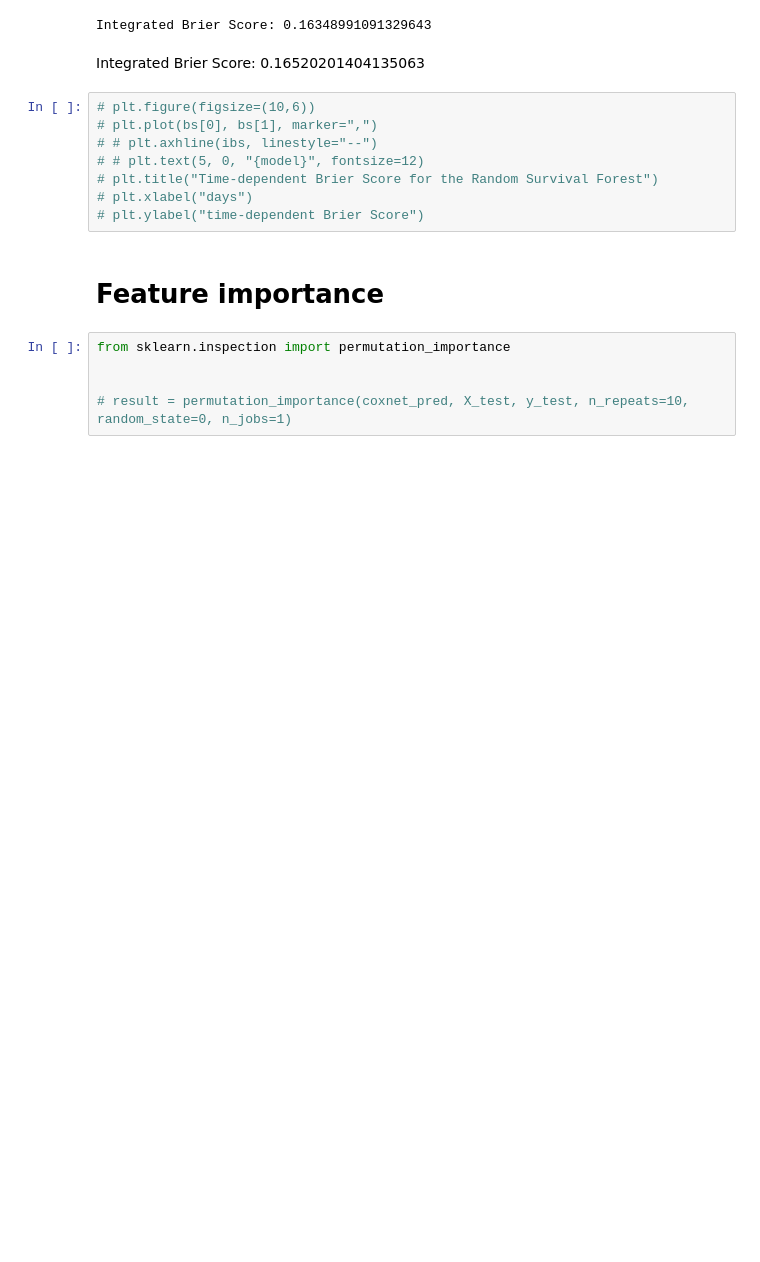
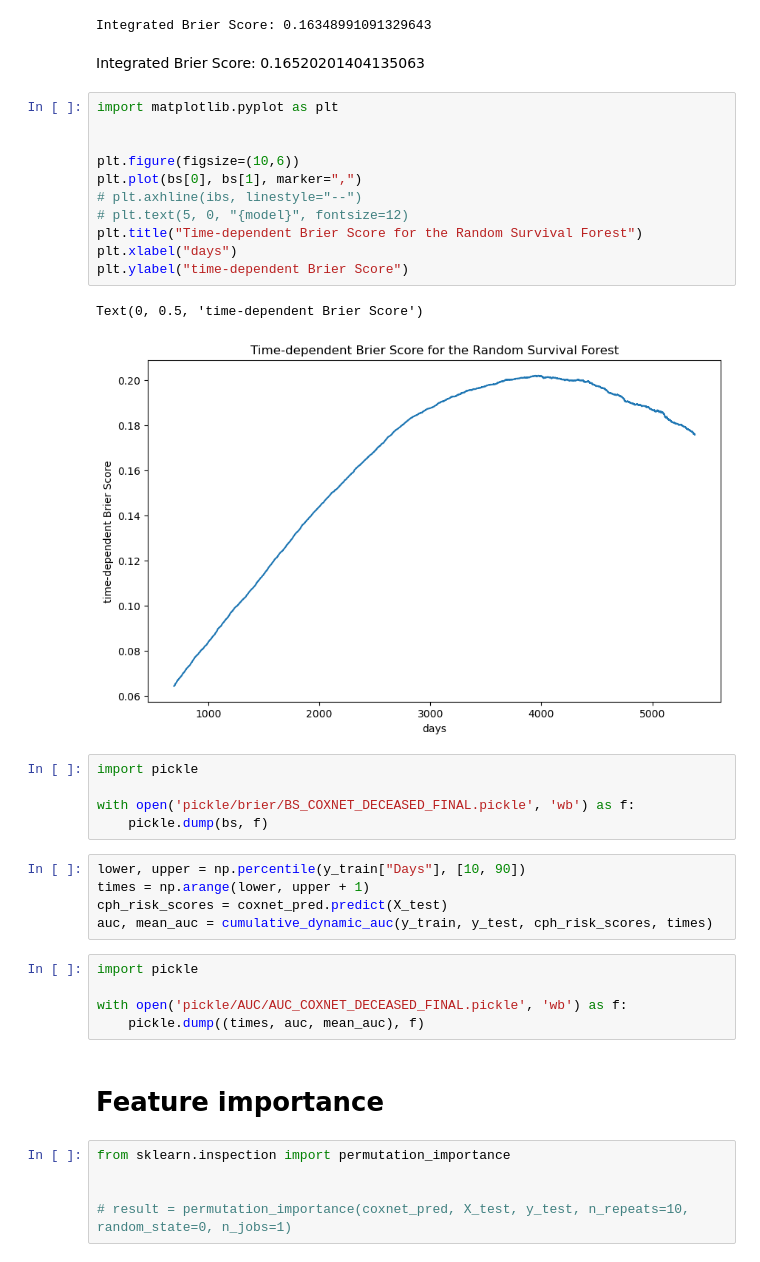
Before and after one commit to krllstdn/BachelorProject, a Jupyter notebook: Code/coxnet_deceased.ipynb, the cells around one changed output. Cells and saved outputs as stored; diff of their text form; blank space fills up the shorter version.

Commit message:
Models trained locally

```diff
--- a/Code/coxnet_deceased.ipynb
+++ b/Code/coxnet_deceased.ipynb
@@ -244,13 +268,34 @@ Integrated Brier Score: 0.16348991091329643
 # %% [markdown]
 Integrated Brier Score: 0.16520201404135063
 # %%
-# plt.figure(figsize=(10,6))
-# plt.plot(bs[0], bs[1], marker=",")
-# # plt.axhline(ibs, linestyle="--")
-# # plt.text(5, 0, "{model}", fontsize=12)
-# plt.title("Time-dependent Brier Score for the Random Survival Forest")
-# plt.xlabel("days")
-# plt.ylabel("time-dependent Brier Score")
+import matplotlib.pyplot as plt
+
+
+plt.figure(figsize=(10,6))
+plt.plot(bs[0], bs[1], marker=",")
+# plt.axhline(ibs, linestyle="--")
+# plt.text(5, 0, "{model}", fontsize=12)
+plt.title("Time-dependent Brier Score for the Random Survival Forest")
+plt.xlabel("days")
+plt.ylabel("time-dependent Brier Score")
+# %% [output]
+Text(0, 0.5, 'time-dependent Brier Score')
+[figure, added]
+# %%
+import pickle
+
+with open('pickle/brier/BS_COXNET_DECEASED_FINAL.pickle', 'wb') as f:
+    pickle.dump(bs, f)
+# %%
+lower, upper = np.percentile(y_train["Days"], [10, 90])
+times = np.arange(lower, upper + 1)
+cph_risk_scores = coxnet_pred.predict(X_test)
+auc, mean_auc = cumulative_dynamic_auc(y_train, y_test, cph_risk_scores, times)
+# %%
+import pickle
+
+with open('pickle/AUC/AUC_COXNET_DECEASED_FINAL.pickle', 'wb') as f:
+    pickle.dump((times, auc, mean_auc), f)
 # %% [markdown]
 # Feature importance
 # %%
```
Also changed, not shown: parts of 5 cells of this notebook, 3 other files.
